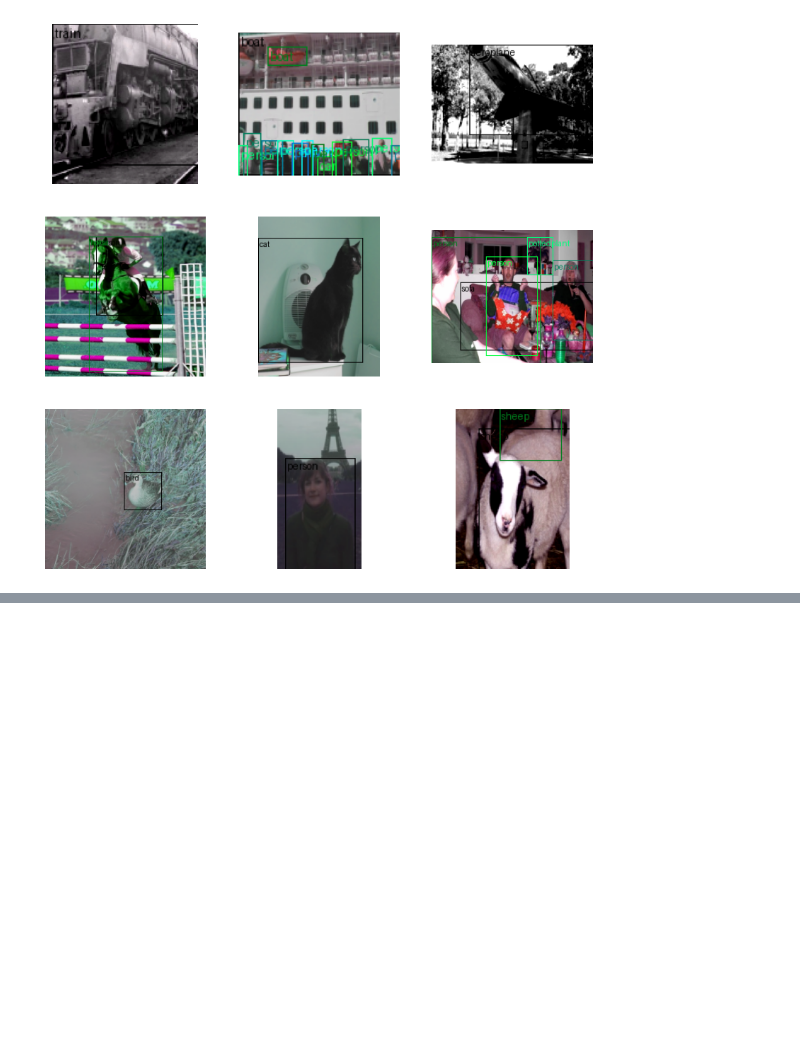
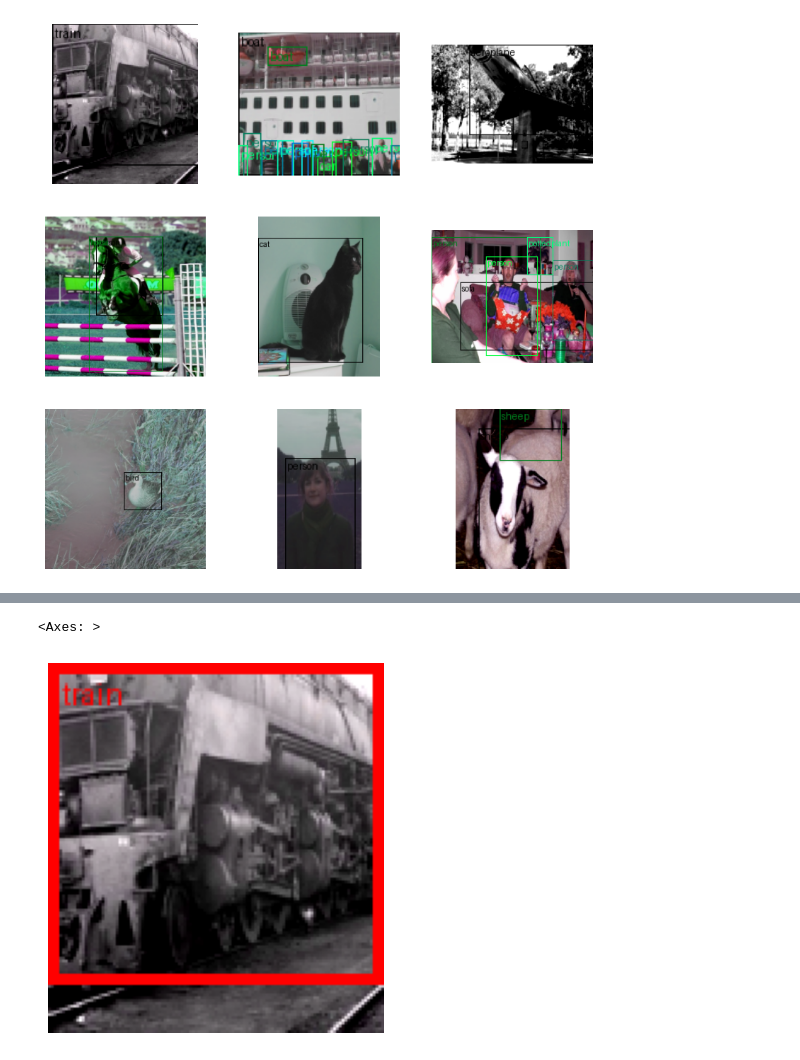
Before and after one commit to galopyz/pilus_project, a Jupyter notebook: nbs/52_detection.ipynb, the cells around one changed output, grey strips where cells are left out. Cells and saved outputs as stored; diff of their text form; code cells hidden in the pictures; blank space fills up the shorter version.

```diff
--- a/nbs/52_detection.ipynb
+++ b/nbs/52_detection.ipynb
@@ -437,0 +276,8 @@ show_images([mk_boxs(x,y) for x,y in zip(xb[:9],yb[:9])], figsize=(10,10))
+# %%
+from torchvision.io.image import decode_image
+from torchvision.models.detection import fasterrcnn_resnet50_fpn_v2, FasterRCNN_ResNet50_FPN_V2_Weights
+from torchvision.transforms.functional import to_pil_image
+
+weights = FasterRCNN_ResNet50_FPN_V2_Weights.DEFAULT
+model = fasterrcnn_resnet50_fpn_v2(weights=weights, box_score_thresh=0.9)
+model
@@ -437,0 +344,7 @@ show_images([mk_boxs(x,y) for x,y in zip(xb[:9],yb[:9])], figsize=(10,10))
+# %%
+model.train()
+
+dls = DataLoaders(trn_dl, val_dl)
+learn = TrainLearner(model, dls, fastrcnn_loss, lr=1e-3,
+                   cbs=[TrainCB(), DeviceCB(), ProgressCB(), MetricsCB()])
+# learn.lr_find()
@@ -437,0 +357,20 @@ show_images([mk_boxs(x,y) for x,y in zip(xb[:9],yb[:9])], figsize=(10,10))
+# %%
+model.eval()
+preprocess = weights.transforms()
+
+# Step 3: Apply inference preprocessing transforms
+batch = [preprocess(img)]
+
+# Step 4: Use the model and visualize the prediction
+prediction = model(batch)[0]
+labels = [weights.meta["categories"][i] for i in prediction["labels"]]
+box = draw_bounding_boxes(img, boxes=prediction["boxes"],
+                          labels=labels,
+                          colors="red",
+                          width=4, font_size=30)
+# im = to_pil_image(box.detach())
+# im.show()
+show_image(im)
+# %% [output]
+<Axes: >
+[figure, added]
```
Also changed, not shown: parts of 8 cells of this notebook.
